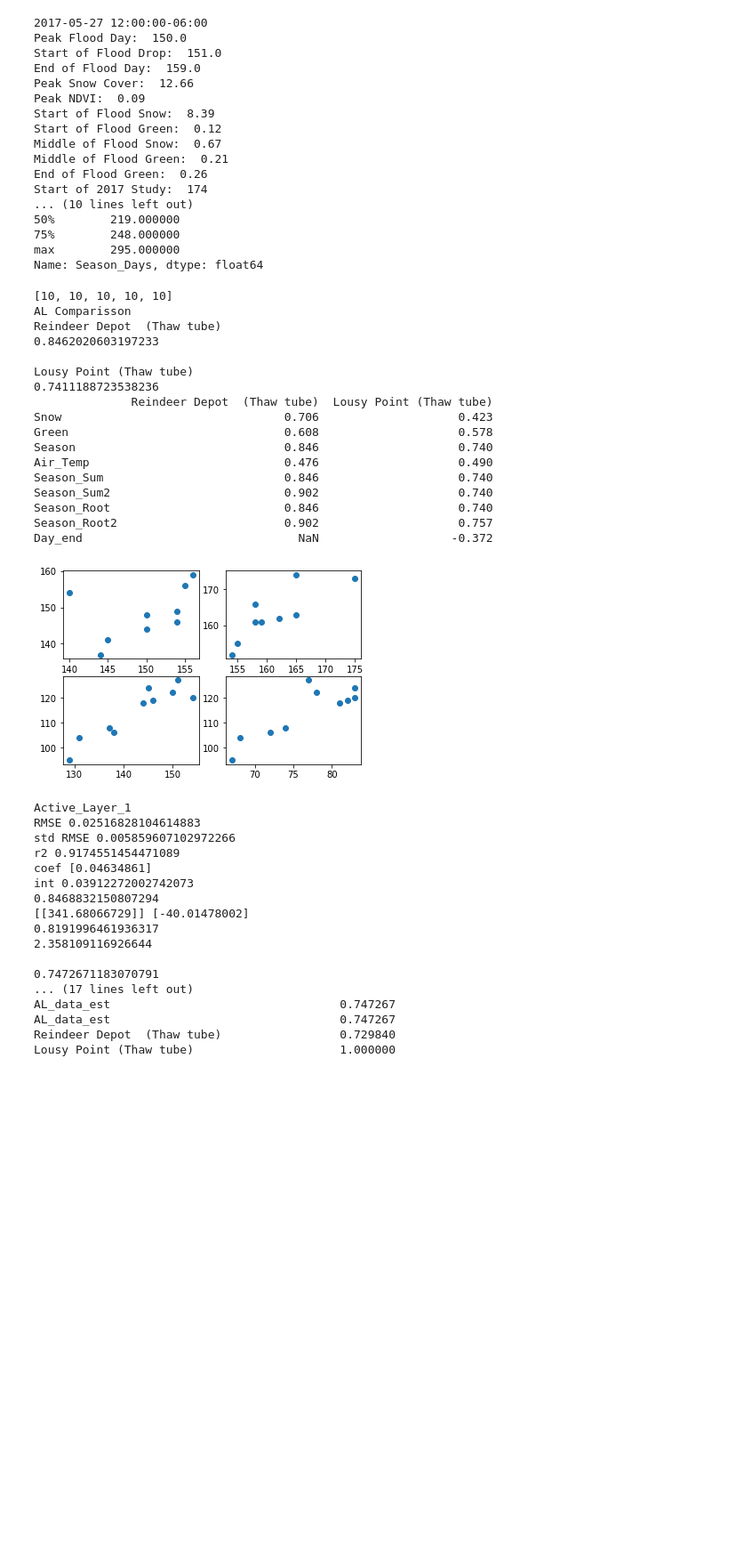
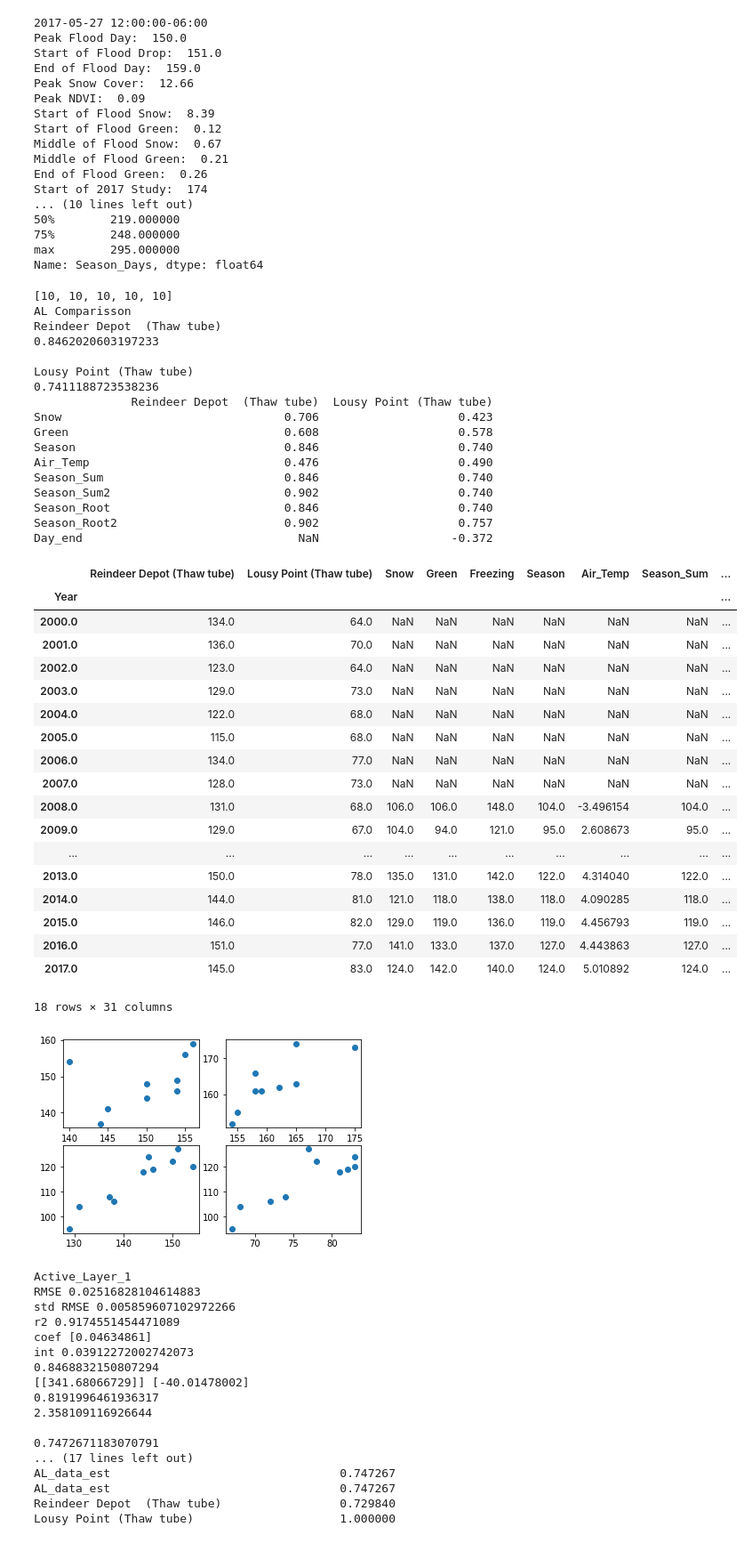
Before and after one commit to June-Skeeter/FishIsland_Flux_Analysis, a Jupyter notebook: FluxProcessing/FishIsland_AWS_Temporal_Upscale.ipynb, the cells around one changed output. Shown: that part at 89% size. Drawn from its saved outputs; the diff is of its cells as text; code cells hidden in the pictures; blank space fills up the shorter version.

```diff
--- a/FluxProcessing/FishIsland_AWS_Temporal_Upscale.ipynb
+++ b/FluxProcessing/FishIsland_AWS_Temporal_Upscale.ipynb
@@ -1299,34 +1313,53 @@ print(metrics.r2_score(df[v],Test))
 AL_s = 'Lousy Point (Thaw tube)'
 # v = 'Season'
 df = AL[[AL_s,v]].dropna()
 Mod = LinearRegression()
 Mod.fit(df[[AL_s]], df[v])
 Test = Mod.predict(df[[AL_s]])
 print()
 print(AL_s)
 print(metrics.r2_score(df[v],Test))
 
 print(C[C.isnull().sum(axis=1)<2])
 # AL.dropna()
-# AL
+AL
 # %% [output]
 [10, 10, 10, 10, 10]
 AL Comparisson
 Reindeer Depot  (Thaw tube)
 0.8462020603197233
 
 Lousy Point (Thaw tube)
 0.7411188723538236
               Reindeer Depot  (Thaw tube)  Lousy Point (Thaw tube)
 Snow                                0.706                    0.423
 Green                               0.608                    0.578
 Season                              0.846                    0.740
 Air_Temp                            0.476                    0.490
 Season_Sum                          0.846                    0.740
 Season_Sum2                         0.902                    0.740
 Season_Root                         0.846                    0.740
 Season_Root2                        0.902                    0.757
 Day_end                               NaN                   -0.372
+|  | Reindeer Depot (Thaw tube) | Lousy Point (Thaw tube) | Snow | Green | Freezing | Season | Air_Temp | Season_Sum | ... |
+| Year |  |  |  |  |  |  |  |  | ... |
+| 2000.0 | 134.0 | 64.0 | NaN | NaN | NaN | NaN | NaN | NaN | ... |
+| 2001.0 | 136.0 | 70.0 | NaN | NaN | NaN | NaN | NaN | NaN | ... |
+| 2002.0 | 123.0 | 64.0 | NaN | NaN | NaN | NaN | NaN | NaN | ... |
+| 2003.0 | 129.0 | 73.0 | NaN | NaN | NaN | NaN | NaN | NaN | ... |
+| 2004.0 | 122.0 | 68.0 | NaN | NaN | NaN | NaN | NaN | NaN | ... |
+| 2005.0 | 115.0 | 68.0 | NaN | NaN | NaN | NaN | NaN | NaN | ... |
+| 2006.0 | 134.0 | 77.0 | NaN | NaN | NaN | NaN | NaN | NaN | ... |
+| 2007.0 | 128.0 | 73.0 | NaN | NaN | NaN | NaN | NaN | NaN | ... |
+| 2008.0 | 131.0 | 68.0 | 106.0 | 106.0 | 148.0 | 104.0 | -3.496154 | 104.0 | ... |
+| 2009.0 | 129.0 | 67.0 | 104.0 | 94.0 | 121.0 | 95.0 | 2.608673 | 95.0 | ... |
+| ... | ... | ... | ... | ... | ... | ... | ... | ... | ... |
+| 2013.0 | 150.0 | 78.0 | 135.0 | 131.0 | 142.0 | 122.0 | 4.314040 | 122.0 | ... |
+| 2014.0 | 144.0 | 81.0 | 121.0 | 118.0 | 138.0 | 118.0 | 4.090285 | 118.0 | ... |
+| 2015.0 | 146.0 | 82.0 | 129.0 | 119.0 | 136.0 | 119.0 | 4.456793 | 119.0 | ... |
+| 2016.0 | 151.0 | 77.0 | 141.0 | 133.0 | 137.0 | 127.0 | 4.443863 | 127.0 | ... |
+| 2017.0 | 145.0 | 83.0 | 124.0 | 142.0 | 140.0 | 124.0 | 5.010892 | 124.0 | ... |
+18 rows × 31 columns
 [figure]
 # %%
 for v in [
```
Also changed, not shown: parts of 8 cells of this notebook, 1 other file.
